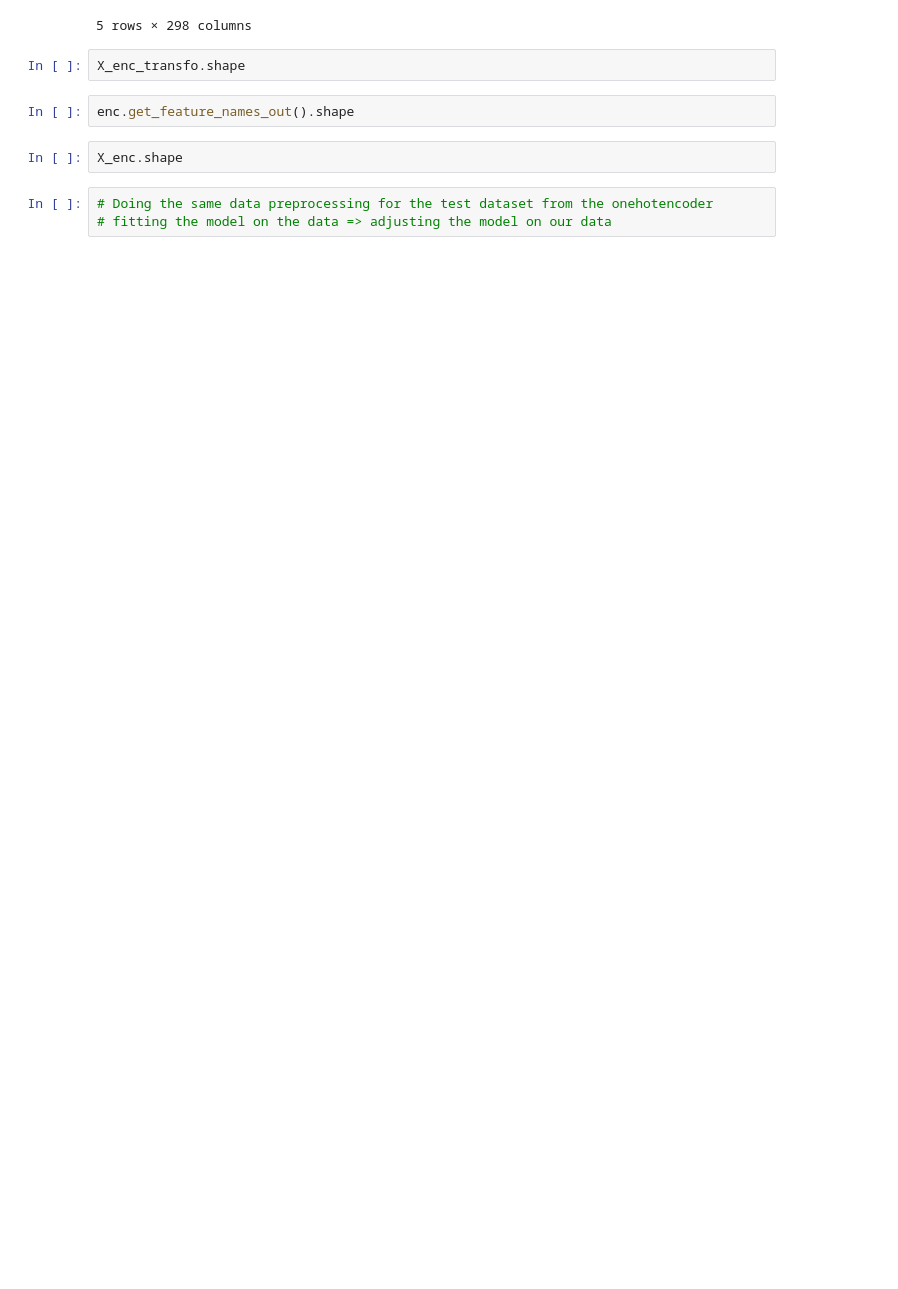
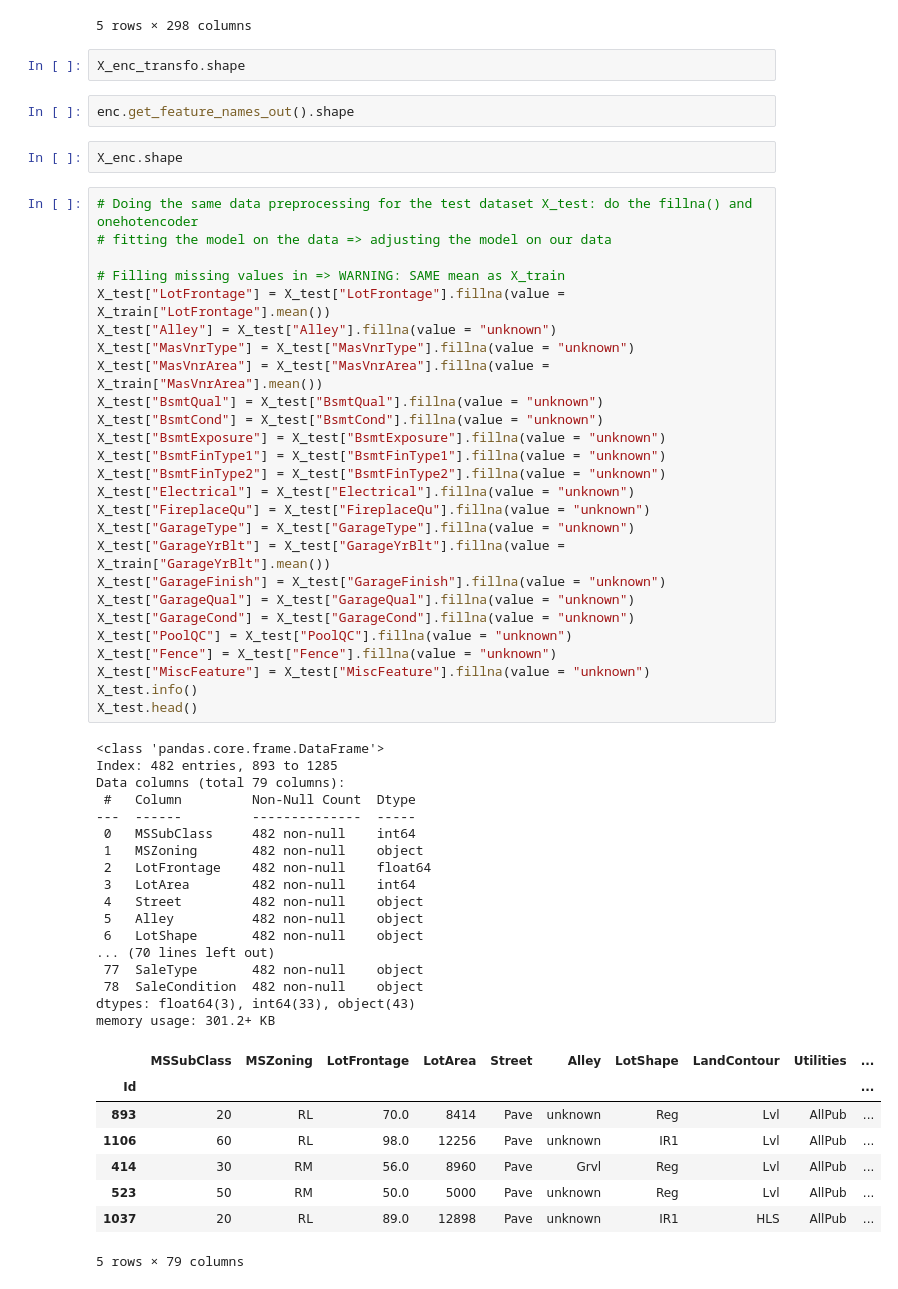
Before and after one commit to chloea31/machine_learning, a Jupyter notebook: notebooks/house_prices.ipynb, the cells around one changed output. Saved outputs shown, nothing was run; the diff lists cells and outputs as text; blank space fills up the shorter version.

Commit message:
add new data preprocessing for X_test

```diff
--- a/notebooks/house_prices.ipynb
+++ b/notebooks/house_prices.ipynb
@@ -416,5 +374,54 @@ enc.get_feature_names_out().shape
 # %%
 X_enc.shape
 # %%
-# Doing the same data preprocessing for the test dataset from the onehotencoder
+# Doing the same data preprocessing for the test dataset X_test: do the fillna() and onehotencoder
 # fitting the model on the data => adjusting the model on our data
+
+# Filling missing values in => WARNING: SAME mean as X_train
+X_test["LotFrontage"] = X_test["LotFrontage"].fillna(value = X_train["LotFrontage"].mean())
+X_test["Alley"] = X_test["Alley"].fillna(value = "unknown")
+X_test["MasVnrType"] = X_test["MasVnrType"].fillna(value = "unknown")
+X_test["MasVnrArea"] = X_test["MasVnrArea"].fillna(value = X_train["MasVnrArea"].mean())
+X_test["BsmtQual"] = X_test["BsmtQual"].fillna(value = "unknown")
+X_test["BsmtCond"] = X_test["BsmtCond"].fillna(value = "unknown")
+X_test["BsmtExposure"] = X_test["BsmtExposure"].fillna(value = "unknown")
+X_test["BsmtFinType1"] = X_test["BsmtFinType1"].fillna(value = "unknown")
+X_test["BsmtFinType2"] = X_test["BsmtFinType2"].fillna(value = "unknown")
+X_test["Electrical"] = X_test["Electrical"].fillna(value = "unknown")
+X_test["FireplaceQu"] = X_test["FireplaceQu"].fillna(value = "unknown")
+X_test["GarageType"] = X_test["GarageType"].fillna(value = "unknown")
+X_test["GarageYrBlt"] = X_test["GarageYrBlt"].fillna(value = X_train["GarageYrBlt"].mean())
+X_test["GarageFinish"] = X_test["GarageFinish"].fillna(value = "unknown")
+X_test["GarageQual"] = X_test["GarageQual"].fillna(value = "unknown")
+X_test["GarageCond"] = X_test["GarageCond"].fillna(value = "unknown")
+X_test["PoolQC"] = X_test["PoolQC"].fillna(value = "unknown")
+X_test["Fence"] = X_test["Fence"].fillna(value = "unknown")
+X_test["MiscFeature"] = X_test["MiscFeature"].fillna(value = "unknown")
+X_test.info()
+X_test.head()
+# %% [output]
+<class 'pandas.core.frame.DataFrame'>
+Index: 482 entries, 893 to 1285
+Data columns (total 79 columns):
+ #   Column         Non-Null Count  Dtype
+---  ------         --------------  -----
+ 0   MSSubClass     482 non-null    int64
+ 1   MSZoning       482 non-null    object
+ 2   LotFrontage    482 non-null    float64
+ 3   LotArea        482 non-null    int64
+ 4   Street         482 non-null    object
+ 5   Alley          482 non-null    object
+ 6   LotShape       482 non-null    object
+... (70 lines left out)
+ 77  SaleType       482 non-null    object
+ 78  SaleCondition  482 non-null    object
+dtypes: float64(3), int64(33), object(43)
+memory usage: 301.2+ KB
+|  | MSSubClass | MSZoning | LotFrontage | LotArea | Street | Alley | LotShape | LandContour | Utilities | ... |
+| Id |  |  |  |  |  |  |  |  |  | ... |
+| 893 | 20 | RL | 70.0 | 8414 | Pave | unknown | Reg | Lvl | AllPub | ... |
+| 1106 | 60 | RL | 98.0 | 12256 | Pave | unknown | IR1 | Lvl | AllPub | ... |
+| 414 | 30 | RM | 56.0 | 8960 | Pave | Grvl | Reg | Lvl | AllPub | ... |
+| 523 | 50 | RM | 50.0 | 5000 | Pave | unknown | Reg | Lvl | AllPub | ... |
+| 1037 | 20 | RL | 89.0 | 12898 | Pave | unknown | IR1 | HLS | AllPub | ... |
+5 rows × 79 columns
```
Also changed, not shown: parts of 6 cells of this notebook.
